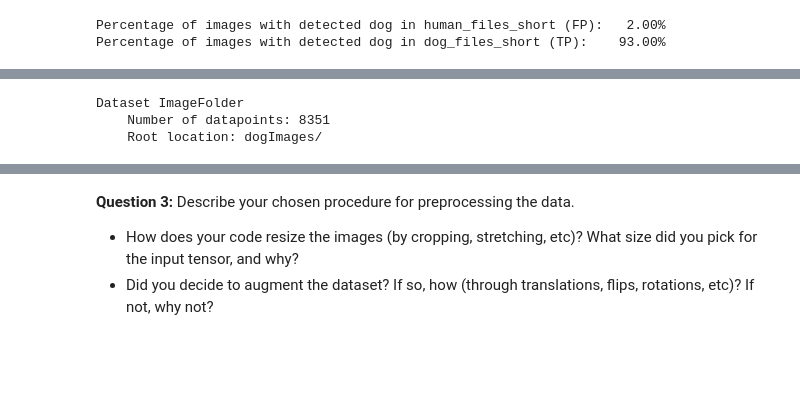
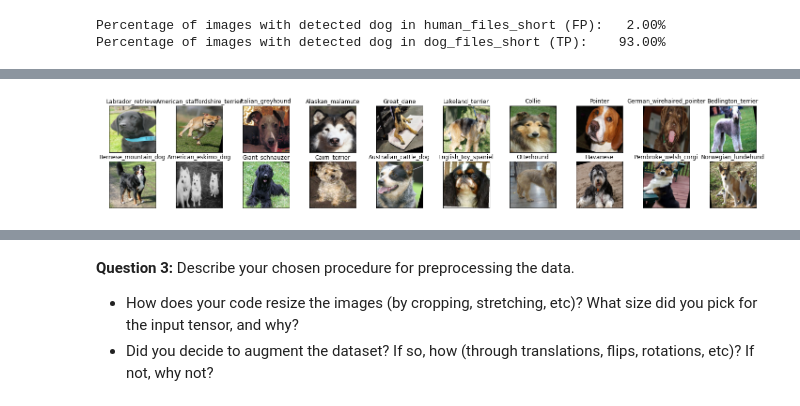
Before and after one commit to miguel-bm/dog-breed-classifier, a Jupyter notebook: dog_app.ipynb, the cells around one changed output, grey strips where cells are left out. Cells and saved outputs as stored; diff of their text form; code cells hidden in the pictures; blank space fills up the shorter version.

```diff
--- a/dog_app.ipynb
+++ b/dog_app.ipynb
@@ -382,6 +373,0 @@ from torchvision import datasets
-# %%
-datasets.ImageFolder("dogImages/")
-# %% [output]
-Dataset ImageFolder
-    Number of datapoints: 8351
-    Root location: dogImages/
@@ -387,0 +417,20 @@ Dataset ImageFolder
+# %%
+def imshow(img):
+    img = img * np.array([0.229, 0.224, 0.225]).reshape((3,1,1)) + np.array([0.485, 0.456, 0.406]).reshape((3,1,1))
+    img = img.clip(0, 1)
+    plt.imshow(np.transpose(img, (1, 2, 0)))  # convert from Tensor image
+
+def show_one_batch(loader):
+    dataiter = iter(loader)
+    images, labels = dataiter.next()
+    images = images.numpy()
+
+    fig = plt.figure(figsize=(25, 4))
+    for idx in np.arange(20):
+        ax = fig.add_subplot(2, 20/2, idx+1, xticks=[], yticks=[])
+        imshow(images[idx])
+        ax.set_title(classes[labels[idx]])
+# %%
+show_one_batch(loaders_scratch["train"])
+# %% [output]
+[figure, added]
```
Also changed, not shown: parts of 40 cells of this notebook, 1 other file.
